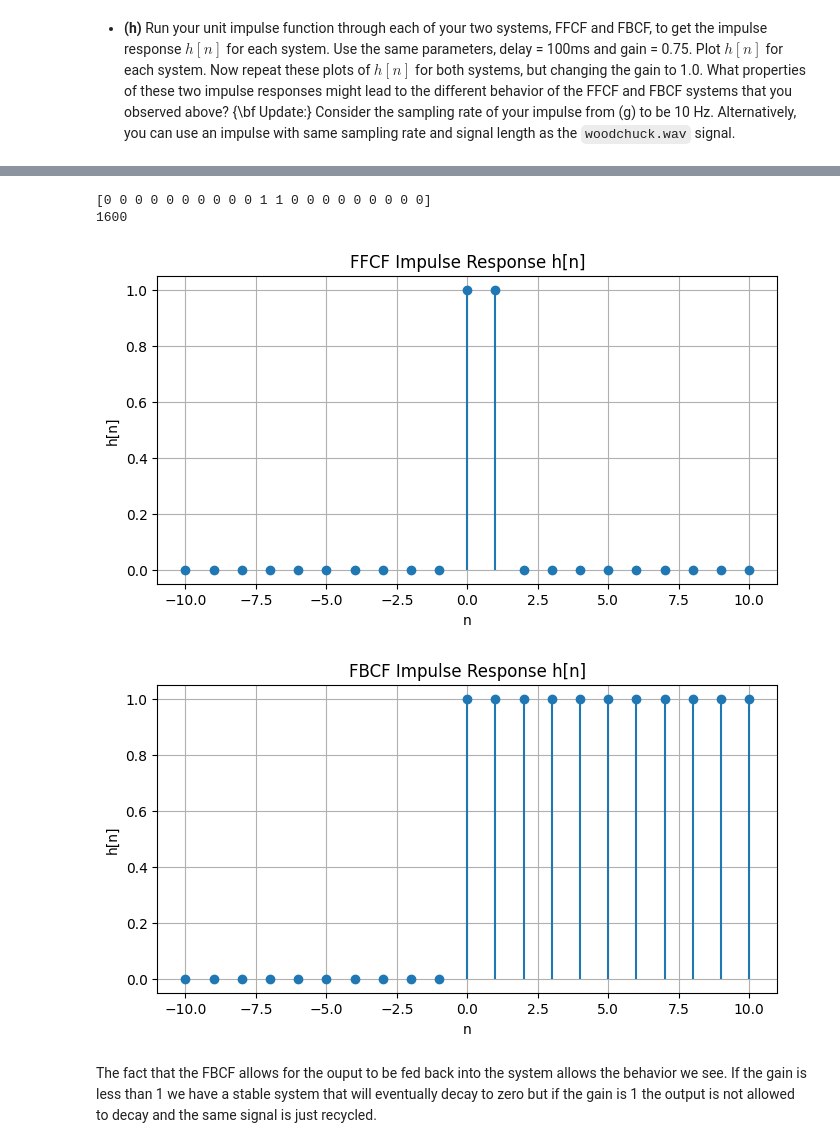
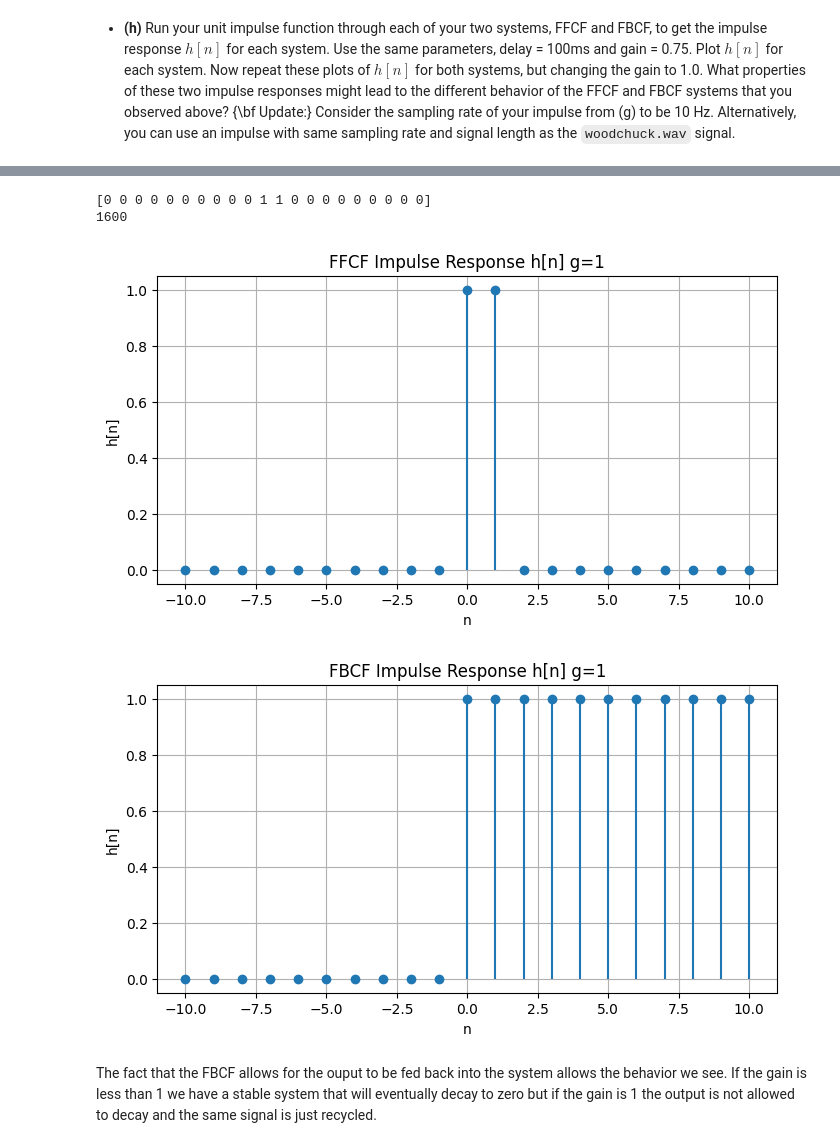
Before and after one commit to nicksignal/DSP-Fall-2025, a Jupyter notebook: XZT6ZR_ECE6750_HW1.ipynb, the cells around one changed output, grey strips where cells are left out. Cells and saved outputs as stored; diff of their text form; code cells hidden in the pictures.

```diff
--- a/XZT6ZR_ECE6750_HW1.ipynb
+++ b/XZT6ZR_ECE6750_HW1.ipynb
@@ -386,29 +386,29 @@ plt.show()
 # %%
-FFCF_impulse_response = feedforward_comb(delta, impulse_delay, 1)
-print(FFCF_impulse_response)
+FFCF_impulse_response_1 = feedforward_comb(delta, impulse_delay, 1)
+print(FFCF_impulse_response_1)
 print(delay)
-FBCF_impulse_response = feedback_comb(delta, impulse_delay, 1)
+FBCF_impulse_response_1 = feedback_comb(delta, impulse_delay, 1)
 
 plt.figure(figsize=(8,4))
-plt.stem(n, FFCF_impulse_response, basefmt=" ")
+plt.stem(n, FFCF_impulse_response_1, basefmt=" ")
 plt.xlabel("n")
 plt.ylabel("h[n]")
-plt.title("FFCF Impulse Response h[n]")
+plt.title("FFCF Impulse Response h[n] g=1")
 plt.grid(True)
 plt.show()
 
 plt.figure(figsize=(8,4))
-plt.stem(n, FBCF_impulse_response, basefmt=" ")
+plt.stem(n, FBCF_impulse_response_1, basefmt=" ")
 plt.xlabel("n")
 plt.ylabel("h[n]")
-plt.title("FBCF Impulse Response h[n]")
+plt.title("FBCF Impulse Response h[n] g=1")
 plt.grid(True)
 plt.show()
 # %% [output]
 [0 0 0 0 0 0 0 0 0 0 1 1 0 0 0 0 0 0 0 0 0]
 1600
-[figure, old version]
+[figure, new version]
-[figure, old version]
+[figure, new version]
 # %% [markdown]
 The fact that the FBCF allows for the ouput to be fed back into the system allows the behavior we see. If the gain is less than 1 we have a stable system that will eventually decay to zero but if the gain is 1 the output is not allowed to decay and the same signal is just recycled.
 # %% [markdown]
```
Also changed, not shown: parts of 6 cells of this notebook.
